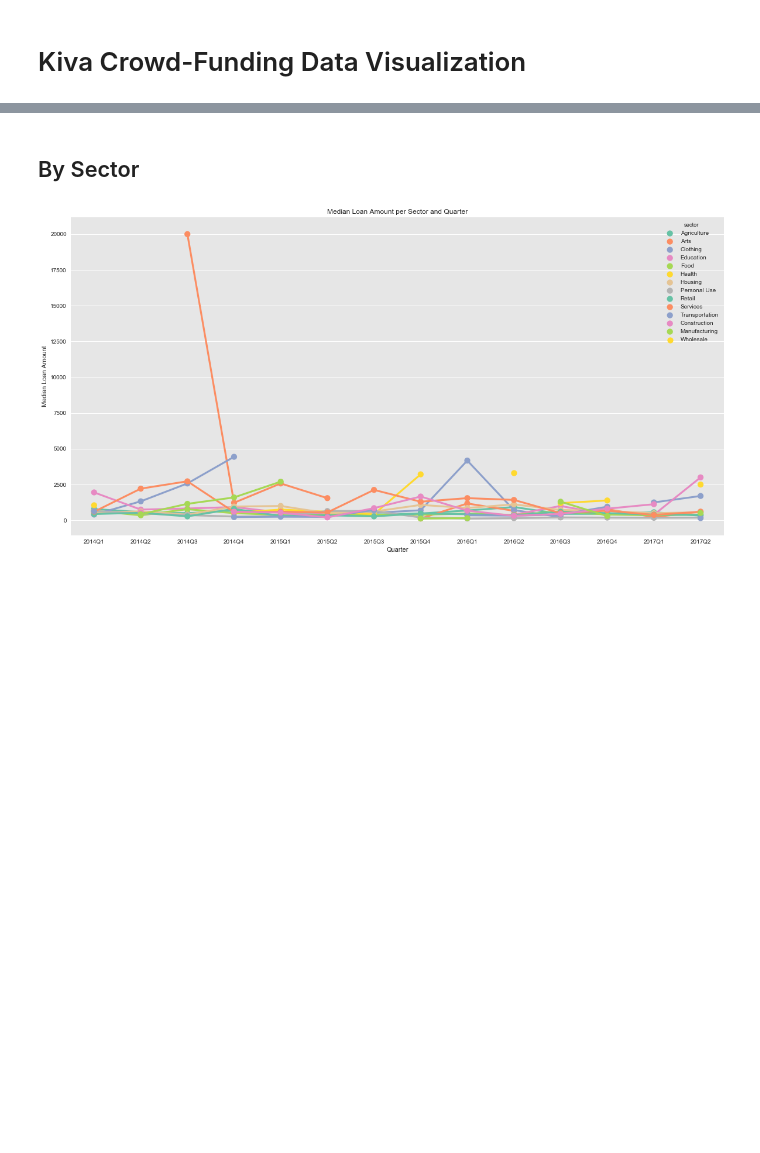
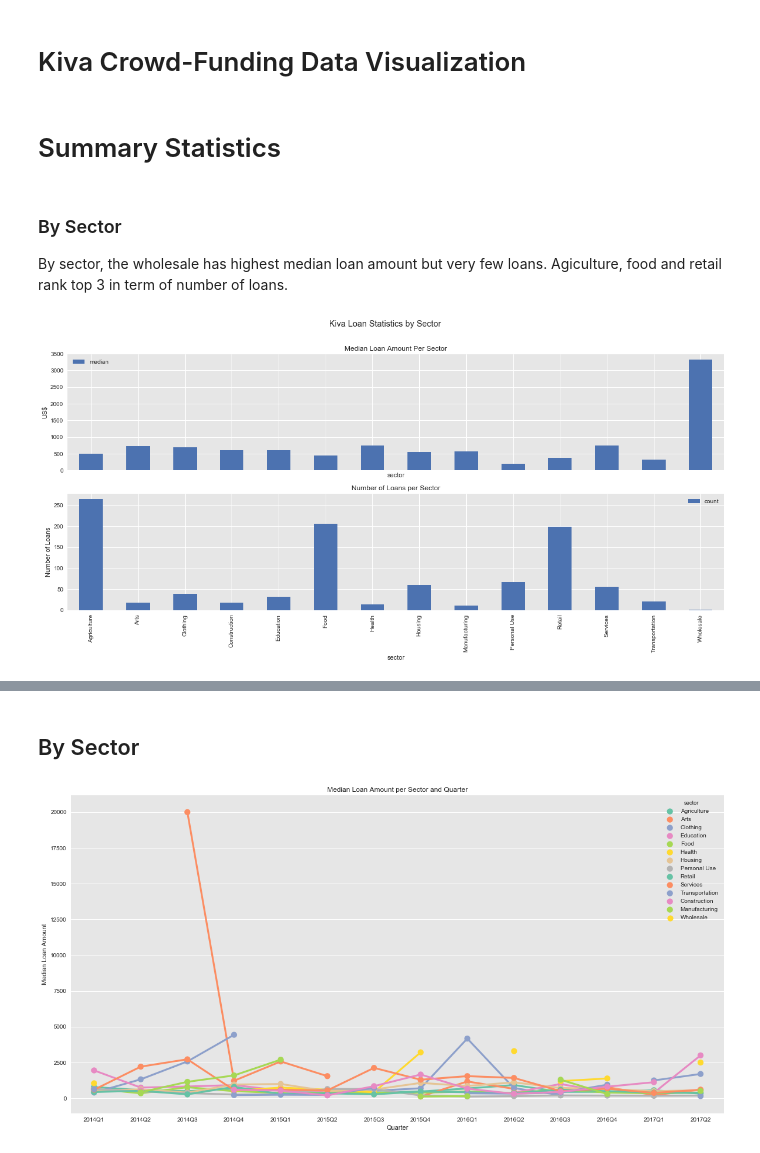
Before and after one commit to feng443/RUDS-Proj1-Kiva-Crowd-Funding-Visualization, a Jupyter notebook: KivaDataVisualization.ipynb, the cells around one changed output, grey strips where cells are left out. Drawn from its saved outputs; the diff is of its cells as text; code cells hidden in the pictures; blank space fills up the shorter version.

```diff
--- a/KivaDataVisualization.ipynb
+++ b/KivaDataVisualization.ipynb
@@ -13,3 +13,32 @@ sns.set_style('darkgrid', {
 %run narcos/kiva_data.py
 kiva_data = KivaData(use_sample=True)
 loan_data = kiva_data.loan_data
+# %% [markdown]
+# Summary Statistics
+# %% [markdown]
+### By Sector
+By sector, the wholesale has highest median loan amount but very few loans. Agiculture, food and retail rank top 3 in term of number of loans.
+# %%
+fig = plt.figure(figsize=(20,8))
+fig.suptitle("Kiva Loan Statistics by Sector")
+
+ax1 = plt.subplot2grid((2, 1), (0, 0))
+loan_data.groupby('sector')['funded_amount'].agg( ['median']).plot.bar(
+    ax=ax1
+)
+ax1.tick_params(
+    axis='x',
+    labelbottom='off',
+    bottom='off'
+)
+plt.ylabel('US$')
+plt.title('Median Loan Amount Per Sector')
+
+loan_data.groupby('sector')['funded_amount'].agg( ['count']).plot.bar(
+    ax=plt.subplot2grid((2, 1), (1, 0))
+)
+plt.ylabel('Number of Loans')
+plt.title('Number of Loans per Sector')
+plt.show()
+# %% [output]
+[figure, added]
```
Also changed, not shown: parts of 11 cells of this notebook, 3 other files.
